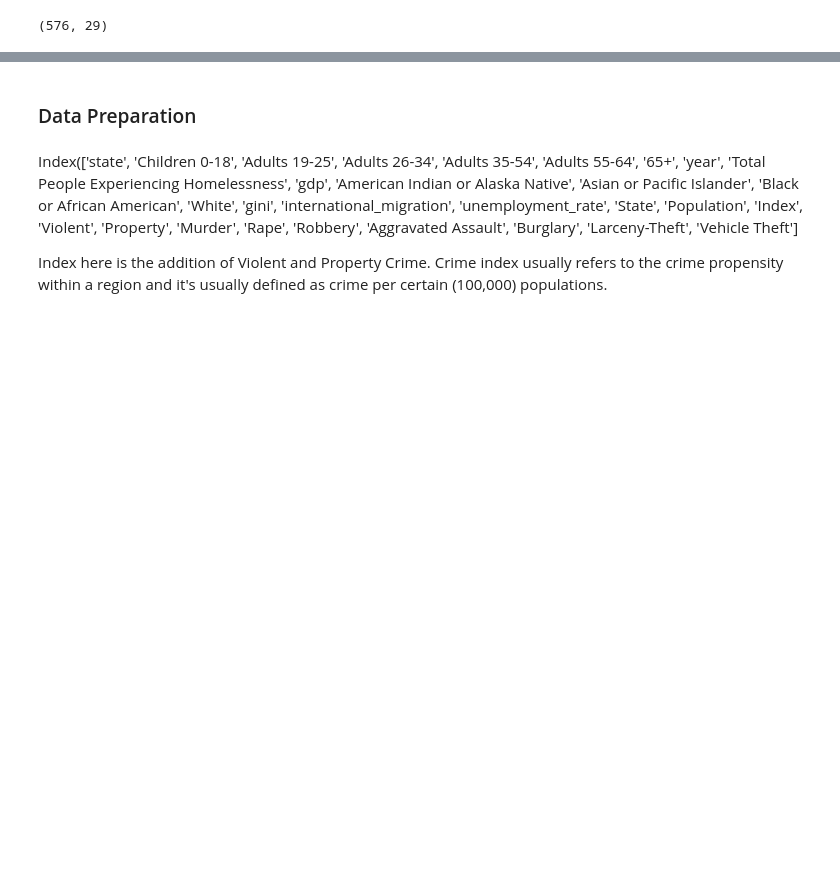
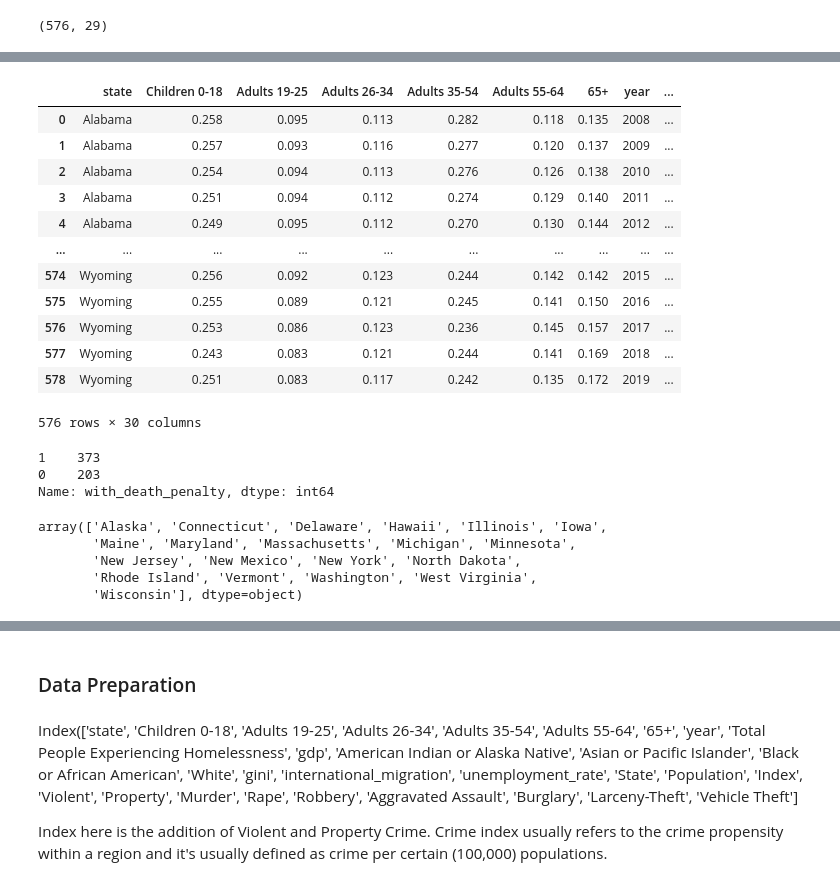
Before and after one commit to MIDS-at-Duke/unifying-data-science-2023-project-ids701_team2, a Jupyter notebook: 10_code/final_dataset.ipynb, the cells around one changed output, grey strips where cells are left out. Cells and saved outputs as stored; diff of their text form; code cells hidden in the pictures; blank space fills up the shorter version.

Commit message:
update death penalty info

```diff
--- a/10_code/final_dataset.ipynb
+++ b/10_code/final_dataset.ipynb
@@ -44,8 +45,9 @@ control_df.head(10)
 # %% [markdown]
 ### Crime Index Dataset
 # %%
-crime = pd.read_csv("https://raw.githubusercontent.com/MIDS-at-Duke/unifying-data-science-2023-project-ids701_team2/main/"
-                    "00_source_data/crime/crime_master.csv?token=GHSAT0AAAAAACAOUZQPLV6H5HCPZACADCYAZBYOGUA")
+# crime = pd.read_csv('https://raw.githubusercontent.com/MIDS-at-Duke/unifying-data-science-2023-project-ids701_team2/main/00_source_data/crime/'
+#                     'crime_master.csv?token=GHSAT0AAAAAACAOUZQPTWA2BQCIHRCA3DPKZBYYOGA')
+crime = pd.read_csv('../00_source_data/crime/crime_master.csv')
 # %%
 crime.shape
 # %% [output]
@@ -244 +241,51 @@ final_df.sample(10)
 10 rows × 29 columns
+# %%
+abolish_year = { "Alaska": 1957, "Colorado": 2020, "Connecticut": 2012,
+                "Delaware": 2016, "Hawaii": 1957, "Illinois": 2011,
+                "Iowa": 1965, "Maine": 1887, "Maryland": 2013,
+                "Massachusetts": 1984, "Michigan": 1847, "Minnesota": 1911,
+                "New Hampshire": 2019, "New Jersey": 2007, "New Mexico": 2009,
+                "New York": 2007, "North Dakota": 1973, "Rhode Island": 1984,
+                "Vermont": 1972, "Virginia": 2021, "Washington": 2018,
+                "West Virginia": 1965, "Wisconsin": 1853}
+# %%
+def abolish_year_func(row):
+    if row['state'] in abolish_year.keys():
+        if row['year'] > abolish_year[row['state']]:
+            return 0
+        else:
+            return 1
+    else:
+        return 1
+# %%
+final_df['with_death_penalty'] = final_df.apply(abolish_year_func, axis=1)
+# %%
+final_df
+# %% [output]
+|  | state | Children 0-18 | Adults 19-25 | Adults 26-34 | Adults 35-54 | Adults 55-64 | 65+ | year | ... |
+| 0 | Alabama | 0.258 | 0.095 | 0.113 | 0.282 | 0.118 | 0.135 | 2008 | ... |
+| 1 | Alabama | 0.257 | 0.093 | 0.116 | 0.277 | 0.120 | 0.137 | 2009 | ... |
+| 2 | Alabama | 0.254 | 0.094 | 0.113 | 0.276 | 0.126 | 0.138 | 2010 | ... |
+| 3 | Alabama | 0.251 | 0.094 | 0.112 | 0.274 | 0.129 | 0.140 | 2011 | ... |
+| 4 | Alabama | 0.249 | 0.095 | 0.112 | 0.270 | 0.130 | 0.144 | 2012 | ... |
+| ... | ... | ... | ... | ... | ... | ... | ... | ... | ... |
+| 574 | Wyoming | 0.256 | 0.092 | 0.123 | 0.244 | 0.142 | 0.142 | 2015 | ... |
+| 575 | Wyoming | 0.255 | 0.089 | 0.121 | 0.245 | 0.141 | 0.150 | 2016 | ... |
+| 576 | Wyoming | 0.253 | 0.086 | 0.123 | 0.236 | 0.145 | 0.157 | 2017 | ... |
+| 577 | Wyoming | 0.243 | 0.083 | 0.121 | 0.244 | 0.141 | 0.169 | 2018 | ... |
+| 578 | Wyoming | 0.251 | 0.083 | 0.117 | 0.242 | 0.135 | 0.172 | 2019 | ... |
+576 rows × 30 columns
+# %%
+final_df['with_death_penalty'].value_counts()
+# %% [output]
+1    373
+0    203
+Name: with_death_penalty, dtype: int64
+# %%
+final_df.loc[final_df['with_death_penalty']==0, 'state'].unique()
+# %% [output]
+array(['Alaska', 'Connecticut', 'Delaware', 'Hawaii', 'Illinois', 'Iowa',
+       'Maine', 'Maryland', 'Massachusetts', 'Michigan', 'Minnesota',
+       'New Jersey', 'New Mexico', 'New York', 'North Dakota',
+       'Rhode Island', 'Vermont', 'Washington', 'West Virginia',
+       'Wisconsin'], dtype=object)
```
Also changed, not shown: parts of 8 cells of this notebook.
